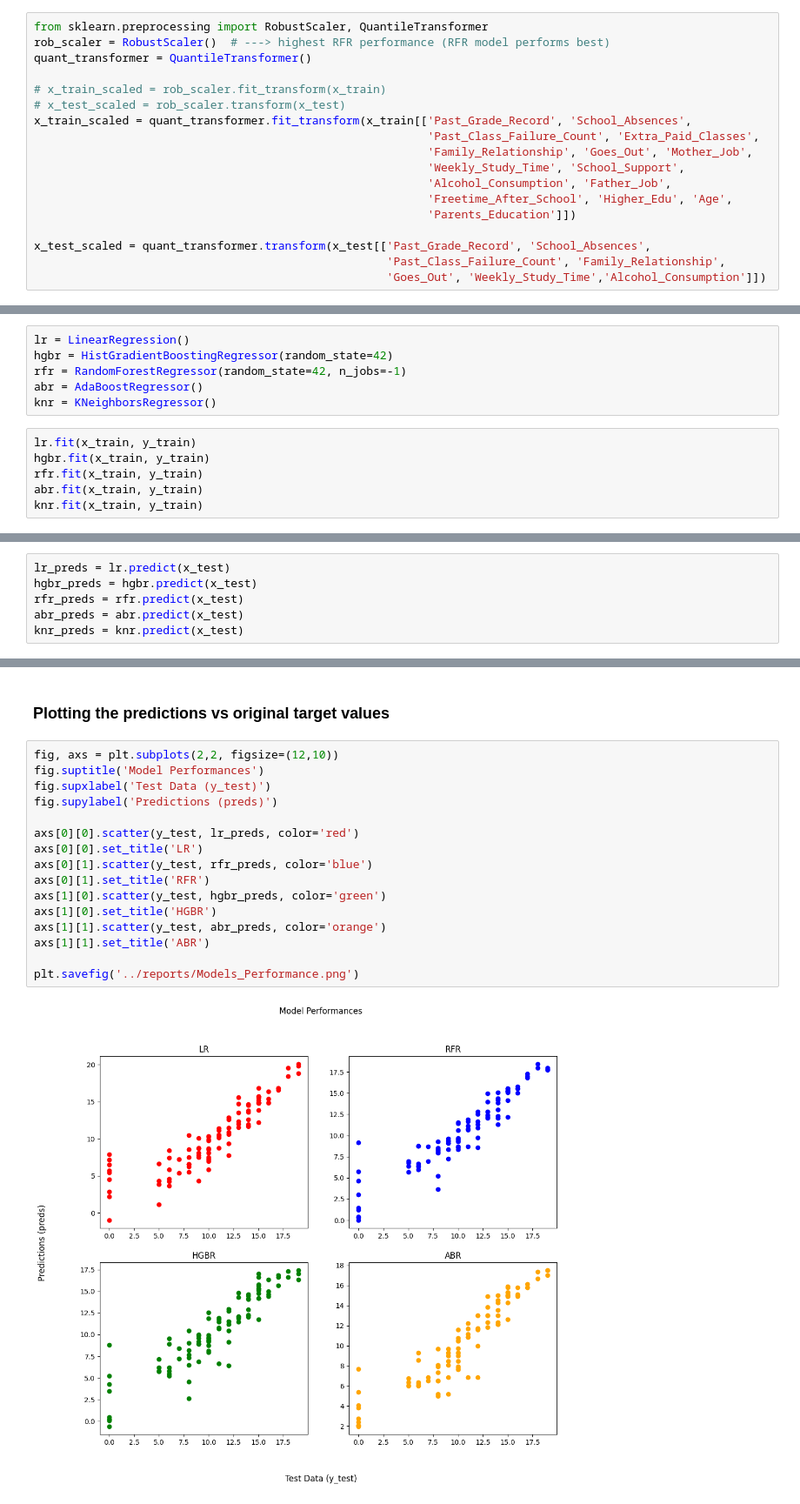
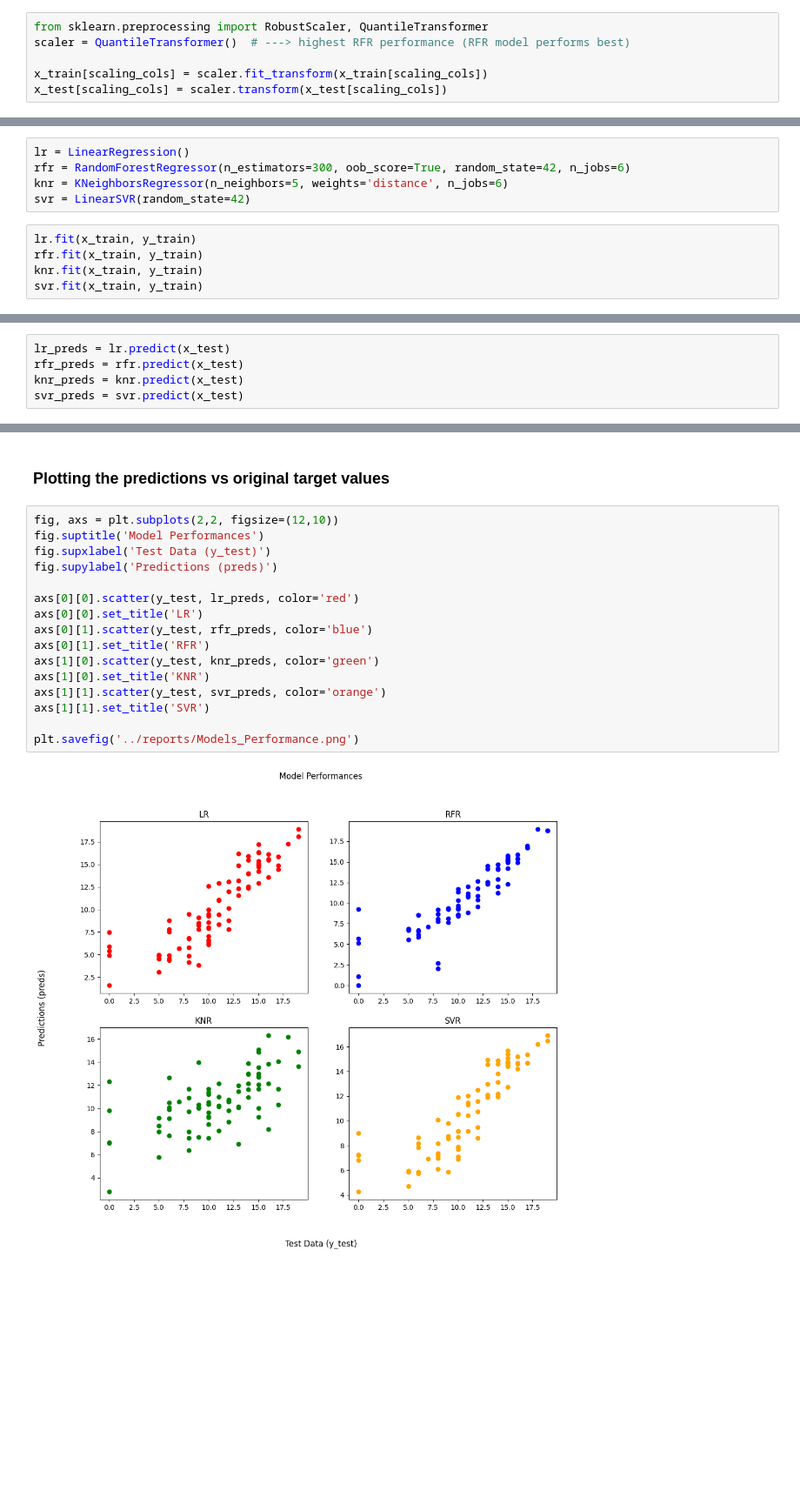
Before and after one commit to Ajinkya-18/Student_Performance_Prediction, a Jupyter notebook: notebooks/Performance_Predictor.ipynb, the cells around one changed output, grey strips where cells are left out. Shown at 87% size. Saved outputs shown, nothing was run; the diff lists cells and outputs as text; blank space fills up the shorter version.

Commit message:
Changes made to model pipeline in notebook.

```diff
--- a/notebooks/Performance_Predictor.ipynb
+++ b/notebooks/Performance_Predictor.ipynb
@@ -149,19 +123,7 @@ Index(['Past_Grade_Record', 'School_Absences', 'Past_Class_Failure_Count',
       dtype='object')
 # %%
 from sklearn.preprocessing import RobustScaler, QuantileTransformer
-rob_scaler = RobustScaler()  # ---> highest RFR performance (RFR model performs best)
-quant_transformer = QuantileTransformer()
+scaler = QuantileTransformer()  # ---> highest RFR performance (RFR model performs best)
 
-# x_train_scaled = rob_scaler.fit_transform(x_train)
-# x_test_scaled = rob_scaler.transform(x_test)
-x_train_scaled = quant_transformer.fit_transform(x_train[['Past_Grade_Record', 'School_Absences',
-                                                          'Past_Class_Failure_Count', 'Extra_Paid_Classes',
-                                                          'Family_Relationship', 'Goes_Out', 'Mother_Job',
-                                                          'Weekly_Study_Time', 'School_Support',
-                                                          'Alcohol_Consumption', 'Father_Job',
-                                                          'Freetime_After_School', 'Higher_Edu', 'Age',
-                                                          'Parents_Education']])
-
-x_test_scaled = quant_transformer.transform(x_test[['Past_Grade_Record', 'School_Absences',
-                                                    'Past_Class_Failure_Count', 'Family_Relationship',
-                                                    'Goes_Out', 'Weekly_Study_Time','Alcohol_Consumption']])
+x_train[scaling_cols] = scaler.fit_transform(x_train[scaling_cols])
+x_test[scaling_cols] = scaler.transform(x_test[scaling_cols])
@@ -184,14 +141,12 @@ from sklearn.neighbors import KNeighborsRegressor
 ### Model Training
 # %%
 lr = LinearRegression()
-hgbr = HistGradientBoostingRegressor(random_state=42)
-rfr = RandomForestRegressor(random_state=42, n_jobs=-1)
-abr = AdaBoostRegressor()
-knr = KNeighborsRegressor()
+rfr = RandomForestRegressor(n_estimators=300, oob_score=True, random_state=42, n_jobs=6)
+knr = KNeighborsRegressor(n_neighbors=5, weights='distance', n_jobs=6)
+svr = LinearSVR(random_state=42)
 # %%
 lr.fit(x_train, y_train)
-hgbr.fit(x_train, y_train)
 rfr.fit(x_train, y_train)
-abr.fit(x_train, y_train)
 knr.fit(x_train, y_train)
+svr.fit(x_train, y_train)
 # %% [output]
@@ -199,9 +154,8 @@ KNeighborsRegressor()
 # %%
 lr_preds = lr.predict(x_test)
-hgbr_preds = hgbr.predict(x_test)
 rfr_preds = rfr.predict(x_test)
-abr_preds = abr.predict(x_test)
 knr_preds = knr.predict(x_test)
+svr_preds = svr.predict(x_test)
 # %%
 from sklearn.metrics import r2_score, mean_absolute_error
 # %%
@@ -250,18 +188,18 @@ RFR_rob_test Accuracy: 84.23%
 # %%
 fig, axs = plt.subplots(2,2, figsize=(12,10))
 fig.suptitle('Model Performances')
 fig.supxlabel('Test Data (y_test)')
 fig.supylabel('Predictions (preds)')
 
 axs[0][0].scatter(y_test, lr_preds, color='red')
 axs[0][0].set_title('LR')
 axs[0][1].scatter(y_test, rfr_preds, color='blue')
 axs[0][1].set_title('RFR')
-axs[1][0].scatter(y_test, hgbr_preds, color='green')
-axs[1][0].set_title('HGBR')
-axs[1][1].scatter(y_test, abr_preds, color='orange')
-axs[1][1].set_title('ABR')
+axs[1][0].scatter(y_test, knr_preds, color='green')
+axs[1][0].set_title('KNR')
+axs[1][1].scatter(y_test, svr_preds, color='orange')
+axs[1][1].set_title('SVR')
 
 plt.savefig('../reports/Models_Performance.png')
 # %% [output]
-[figure, old version]
+[figure, new version]
```
Also changed, not shown: parts of 41 cells of this notebook, 8 other files.
